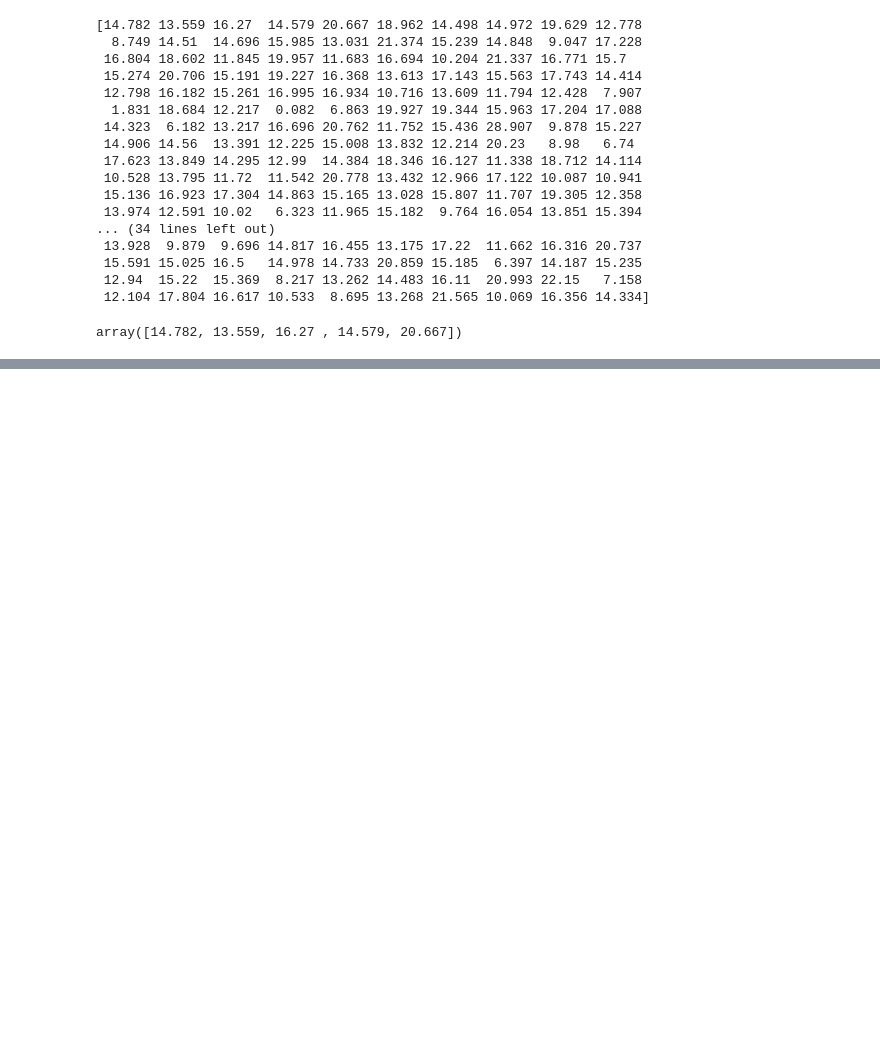
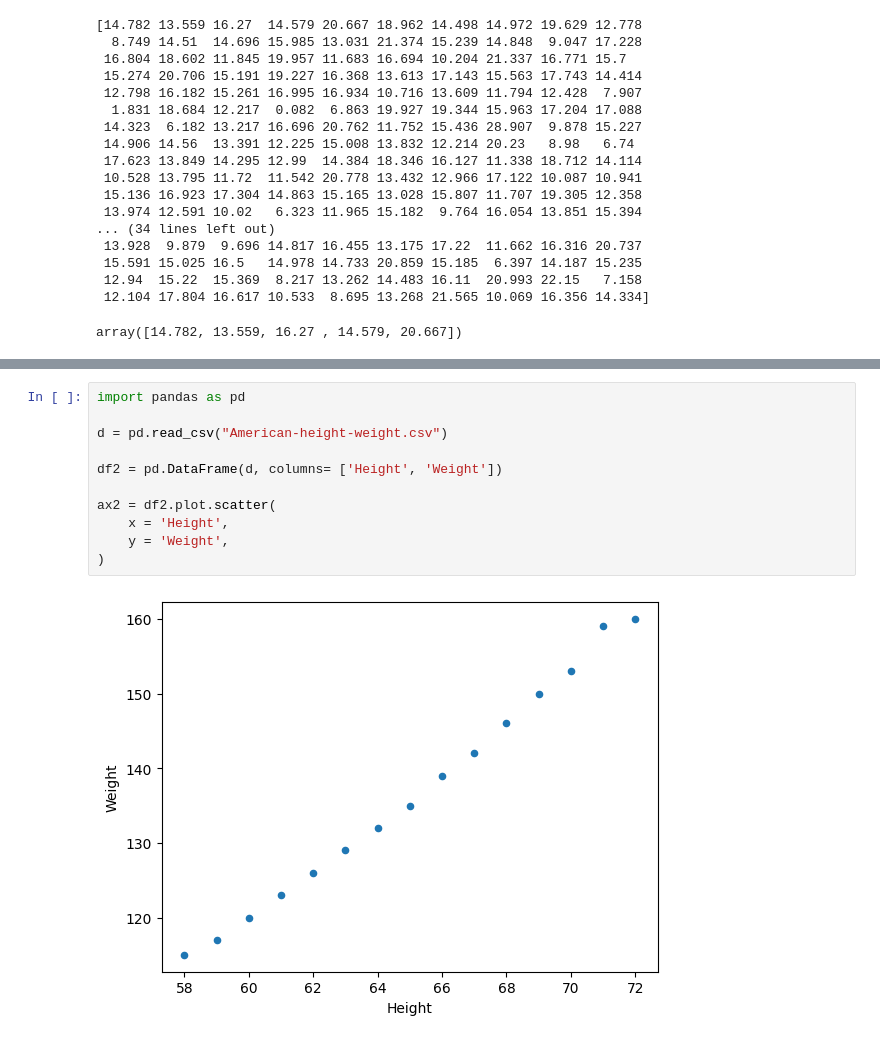
Before and after one commit to TaQuangKhoi/Tri-Tue-Nhan-Tao, a Jupyter notebook: Data Analysis/đồ thị.ipynb, the cells around one changed output, grey strips where cells are left out. Saved outputs shown, nothing was run; the diff lists cells and outputs as text; blank space fills up the shorter version.

```diff
--- a/Data Analysis/đồ thị.ipynb
+++ b/Data Analysis/đồ thị.ipynb
@@ -77,0 +99,13 @@ array([14.782, 13.559, 16.27 , 14.579, 20.667])
+# %%
+import pandas as pd
+
+d = pd.read_csv("American-height-weight.csv")
+
+df2 = pd.DataFrame(d, columns= ['Height', 'Weight'])
+
+ax2 = df2.plot.scatter(
+    x = 'Height',
+    y = 'Weight',
+)
+# %% [output]
+[figure, added]
```
Also changed, not shown: parts of 1 cell of this notebook.
